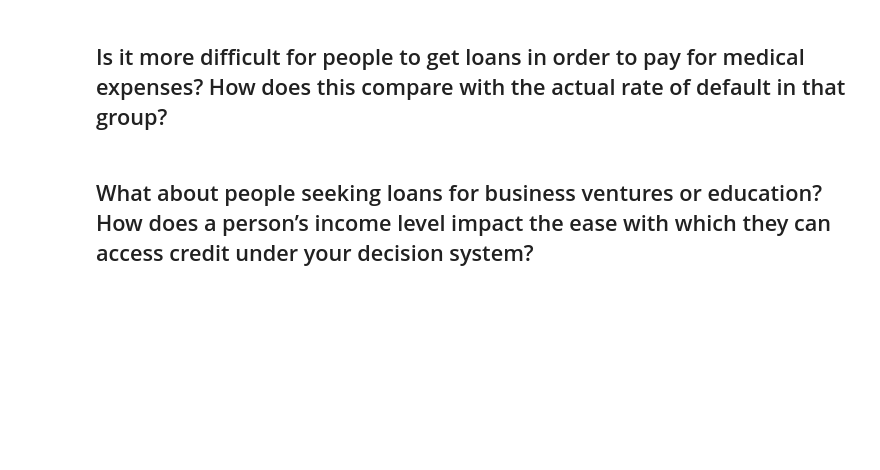
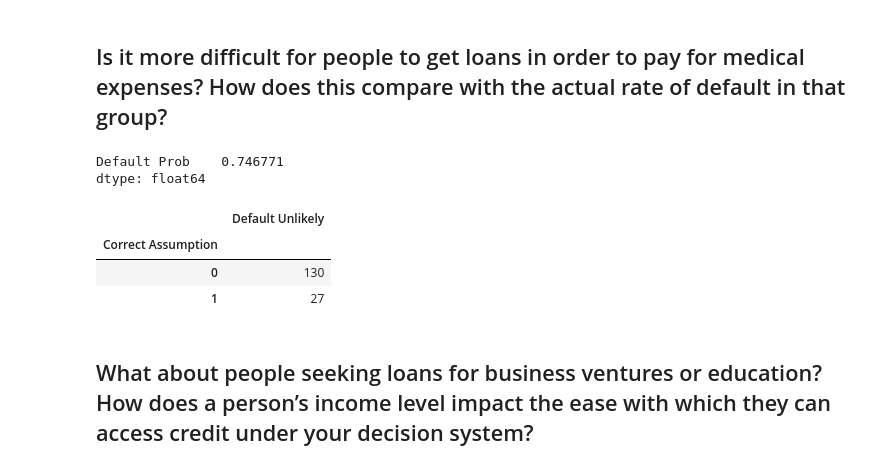
Before and after one commit to lucasf46/lucasf46.github.io, a Jupyter notebook: posts/BlogPost2/BlogPost2-2.ipynb, the cells around one changed output. Cells and saved outputs as stored; diff of their text form; code cells hidden in the pictures; blank space fills up the shorter version.

```diff
--- a/posts/BlogPost2/BlogPost2-2.ipynb
+++ b/posts/BlogPost2/BlogPost2-2.ipynb
@@ -333,5 +309,30 @@ summary_table3
 # %% [markdown]
 ## Is it more difficult for people to get loans in order to pay for medical expenses? How does this compare with the actual rate of default in that group?
+# %%
+# Create a data frame with the individuals with medical loan intent
+Medical_analysis = X_test[X_test["loan_intent_MEDICAL"]]
+
+# Filtering for people who were given loans, because the probability of not defaulting was above a certain threshold
+PredDefaultMedical = Medical_analysis[Medical_analysis["Default Unlikely"] == 0]
+ActualDefaultMedical = PredDefaultMedical[PredDefaultMedical["Correct Assumption"] == 1]
+
+# Filter to find average predicted probability
+AvgMedicalProb = Medical_analysis.agg({"Default Prob" : "mean"})
+
+# Generate summary table to show number of borrowers with
+summary_table4 = PredDefaultMedical.groupby("Correct Assumption").agg({'Default Unlikely': 'count'})
+
+AvgMedicalProb
+# %% [output]
+Default Prob    0.746771
+dtype: float64
+# %%
+summary_table4
+# %% [output]
+|  | Default Unlikely |
+| Correct Assumption |  |
+| 0 | 130 |
+| 1 | 27 |
 # %% [markdown]
 ## What about people seeking loans for business ventures or education? How does a person’s income level impact the ease with which they can access credit under your decision system?
 # %% [markdown]
```
Also changed, not shown: parts of 3 cells of this notebook.
